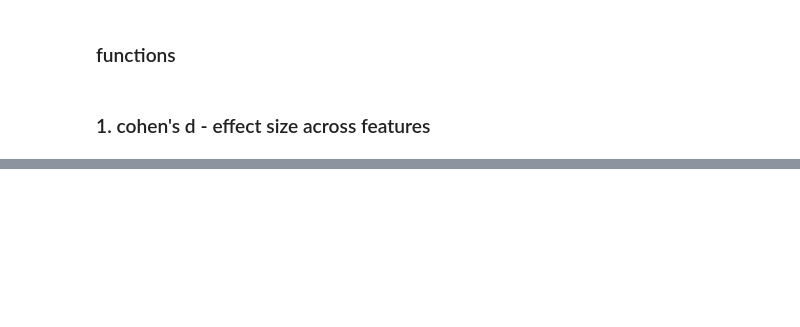
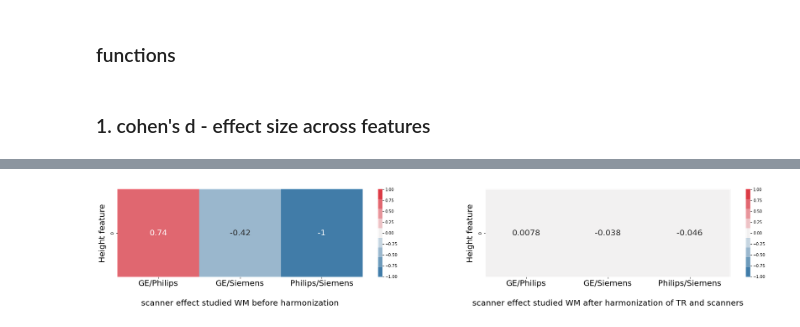
Before and after one commit to MASILab/rsHRF, a Jupyter notebook: src/py/scanner_effects.ipynb, the cells around one changed output, grey strips where cells are left out. Saved outputs shown, nothing was run; the diff lists cells and outputs as text; code cells hidden in the pictures; blank space fills up the shorter version.

```diff
--- a/src/py/scanner_effects.ipynb
+++ b/src/py/scanner_effects.ipynb
@@ -116,5 +270,0 @@ def hue_regplot(data, x, y, hue, palette=None, legend=False, **kwargs):
-# %%
-df = pd.read_csv(filedir + 'Time2peak.csv')
-df = df.loc[ df['WM']> 4]
-df = df.rename(columns={'Modele':'Model'})
-df,_  = clean_dataframe(df, 'WM', 'all')
@@ -383,0 +298,15 @@ Text(0, 0.5, 'PeakIntegral')
+# %%
+def set_axis(fig, ax, params, y_axis_name, test, name):
+    nb_features = len(params)
+    nb_manu = len(y_axis_name)
+
+    fig.subplots_adjust(hspace=1)
+
+    ax.set_xticks(np.arange(nb_features)+0.5, params, rotation=45, fontsize=20)
+    ax.set_yticks(np.arange(nb_manu)+0.5, y_axis_name, rotation=0, fontsize=20)
+
+    ax.set_title("{} score for each feature in {:}".format(test,name), fontsize=25,pad=30)
+    ax.set_xlabel("HRF feature",labelpad=30, fontsize=20)
+    ax.set_ylabel("scanner effect studied",labelpad=30, fontsize=20)
+
+    return fig
@@ -383,0 +430,74 @@ Text(0, 0.5, 'PeakIntegral')
+# %%
+### for the english presenation, to report only one feature
+
+y_axis_name = []
+type_test = 'cohen' ## or ANOVA or cohen
+
+mat_d = np.zeros(shape=(1, nb_manu))
+
+tissus = ['WM', 'WM_Harmonization_TR_and_Scanner']
+
+fg =plt.figure(figsize=(2*15,2*2))
+feature = params[0]
+file = filedir + feature + '.csv'
+df = pd.read_csv(file)
+
+for k in range(2):
+    tissu = tissus[k]
+
+    for j in range(nb_manu):
+        scan_1 = manufacturer[combination[j][0]]
+        scan_2 = manufacturer[combination[j][1]]
+
+        df_1 = df.loc[df['Manufacturer']== scan_1]
+        df_2 = df.loc[df['Manufacturer']== scan_2]
+
+        name_d = scan_1 + "/" + scan_2
+        y_axis_name.append(name_d)
+
+        if type_test == 'Kruskal Willis':
+            v, _ = stats.kruskal( df_1[tissu], df_2[tissu])
+            cmap = sns.color_palette("rocket", as_cmap=True)
+
+        elif type_test=='cohen':
+            v = cohens_d(df_1[tissu], df_2[tissu])
+            cmap = sns.diverging_palette(240, 10, n=9)
+
+        elif type_test=='pval':
+            _, v = stats.kruskal( df_1[tissu], df_2[tissu])
+            cmap = sns.color_palette("rocket", as_cmap=True)
+
+        mat_d[0,j] = v
+
+    if type_test == 'Kruskal Willis':
+        min_x = min(mat_d.min(), min_x)
+        max_x = max(mat_d.max(), max_x)
+
+    elif type_test=='cohen':
+        min_x = min(mat_d.min(), min_x)
+        max_x = max(mat_d.max(), max_x)
+
+        t= max(abs(min_x), max_x)
+        min_x = -t
+        max_x = t
+
+    elif type_test=='pval':
+        min_x = 0
+        max_x = 1
+
+    print("average of effect size {:}".format(mat_d.mean()))
+
+    plt.subplot(1,2,k+1)
+    y_axis_name = y_axis_name[0:nb_manu]
+    df_d = pd.DataFrame(data=mat_d)
+
+    ax = sns.heatmap(df_d, cmap = cmap, vmax=max_x, vmin=min_x, annot=True,annot_kws={"fontsize":20})
+    plt.subplots_adjust(hspace=1)
+
+    plt.xticks(np.arange(nb_manu)+0.5, y_axis_name, rotation=0, fontsize=20)
+
+    plt.ylabel("Height feature",labelpad=10, fontsize=20)
+    plt.xlabel("scanner effect studied {}".format(name[k]),labelpad=30, fontsize=20)
+
+# fg.savefig('presentation_plot_cohen.png')
+# %% [output]
@@ -383,0 +506 @@ Text(0, 0.5, 'PeakIntegral')
+[figure, added]
```
Also changed, not shown: parts of 30 cells of this notebook, 1 other file.
